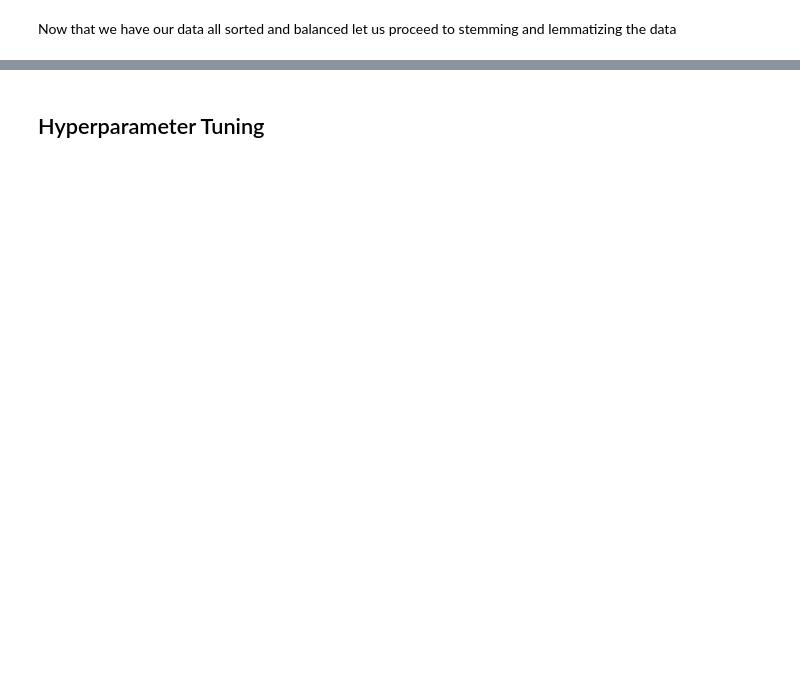
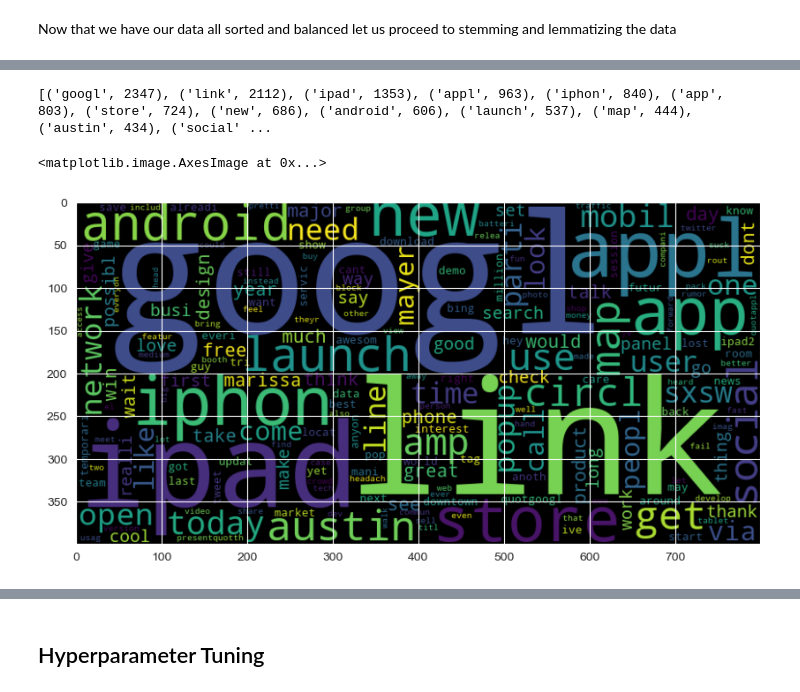
Before and after one commit to jgatharia/Phase_4_Project_, a Jupyter notebook: shamla.ipynb, the cells around one changed output, grey strips where cells are left out. Saved outputs shown, nothing was run; the diff lists cells and outputs as text; code cells hidden in the pictures; blank space fills up the shorter version.

```diff
--- a/shamla.ipynb
+++ b/shamla.ipynb
@@ -767,13 +785,15 @@ Now that we have our data all sorted and balanced let us proceed to stemming and
 # %%
 # Import the stemmer and lemmatizer classes
+from nltk.tokenize import TweetTokenizer
 from nltk.stem import PorterStemmer
 from nltk.stem import WordNetLemmatizer
 
-# Initialize stemmer and lemmatizer
+# Initialize tokenize, stemmer and lemmatizer
+tokenizer = TweetTokenizer()
 stemmer = PorterStemmer()
 lemmatizer = WordNetLemmatizer()
 
-def stem_and_lemmatize(text):
+def tokenize_stem_and_lemmatize(text):
     # Tokenize the text into words
     words = text.split()
 
@@ -782,12 +802,12 @@ def stem_and_lemmatize(text):
     lemmatized_words = [lemmatizer.lemmatize(word) for word in stemmed_words]
 
     # Join the words back into a sentence
-    return''.join(lemmatized_words)
+    return' '.join(lemmatized_words)
 
 # Applying the stemming and lemmatization pipeline to the tweets
-balanced_data['Clean_Tweets'] = balanced_data['Clean_Tweets'].apply(stem_and_lemmatize)
+balanced_data['Clean_Tweets'] = balanced_data['Clean_Tweets'].apply(tokenize_stem_and_lemmatize)
 
 # Comparing the result
-balanced_data[['Tweet', 'Clean_Tweets']].head(30)
+balanced_data[['Tweet', 'Clean_Tweets']].head()
 # %% [output]
 |  | Tweet | Clean_Tweets |
@@ -809,0 +819,20 @@ balanced_data[['Tweet', 'Clean_Tweets']].head(30)
+# %%
+# Checking the frequency distribution of the tokens
+from nltk import FreqDist
+
+all_tokens = [token for tweet in balanced_data['Clean_Tweets'] for token in tweet.split()]
+freq_dist = FreqDist(all_tokens)
+
+print(freq_dist.most_common(20))
+
+# Visualise the frequency distribution of the tokens in word cloud
+from wordcloud import WordCloud
+
+wordcloud = WordCloud(width=800, height=400).generate_from_frequencies(freq_dist)
+
+plt.figure(figsize=(10, 6))
+plt.imshow(wordcloud, interpolation='bilinear')
+# %% [output]
+[('googl', 2347), ('link', 2112), ('ipad', 1353), ('appl', 963), ('iphon', 840), ('app', 803), ('store', 724), ('new', 686), ('android', 606), ('launch', 537), ('map', 444), ('austin', 434), ('social' ...
+<matplotlib.image.AxesImage at 0x...>
+[figure, added]
```
Also changed, not shown: parts of 35 cells of this notebook.
